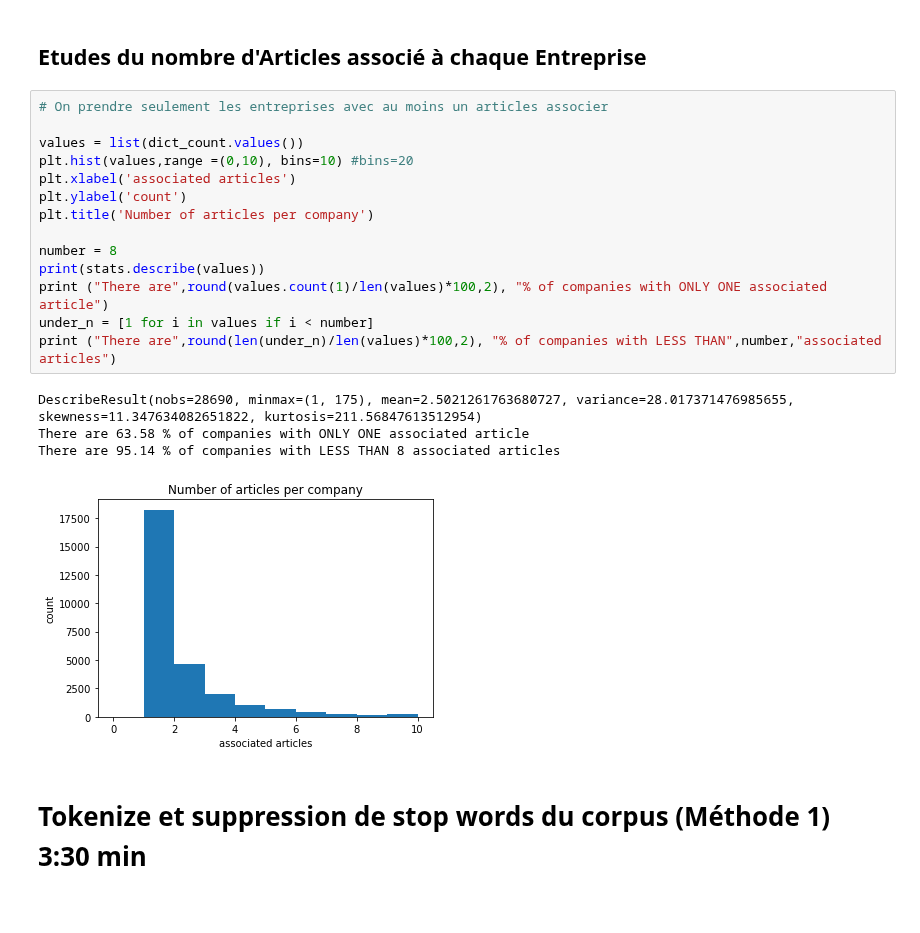
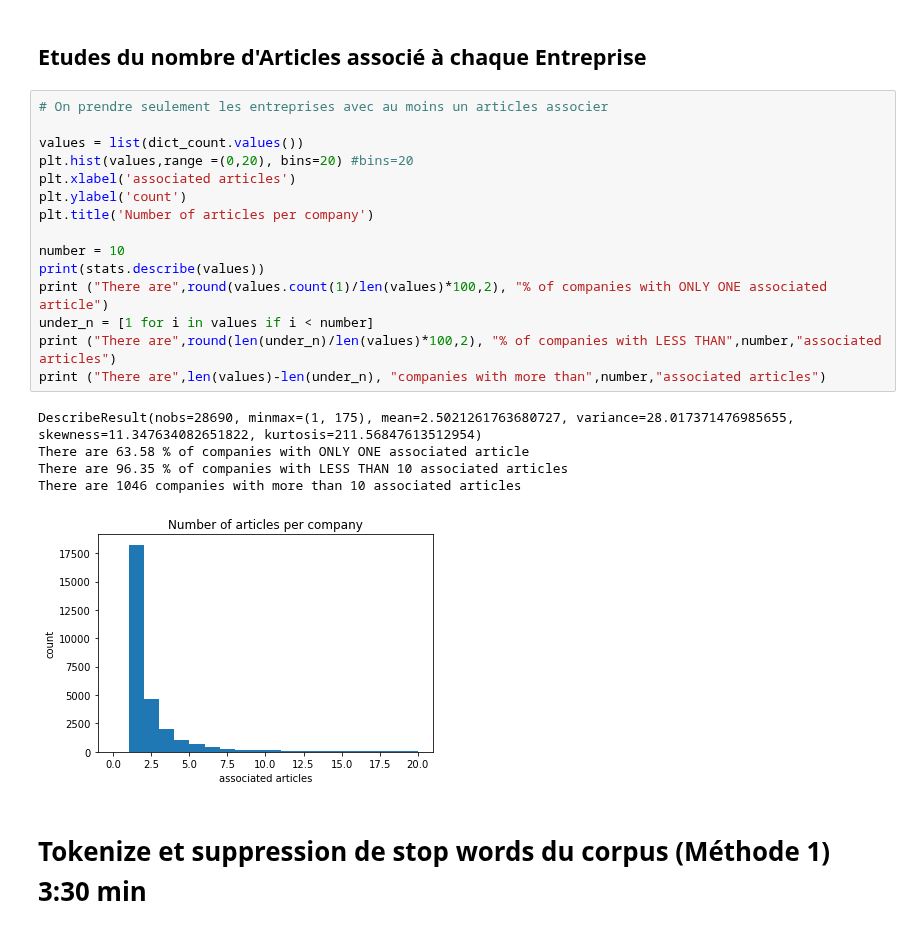
Before and after one commit to clemTJ/Company-Information-PSAT, a Jupyter notebook: textes_francais.ipynb, the cells around one changed output. Saved outputs shown, nothing was run; the diff lists cells and outputs as text.

```diff
--- a/textes_francais.ipynb
+++ b/textes_francais.ipynb
@@ -119,22 +119,24 @@ Text(0.5, 1.0, 'Number of labels per article')
 # %%
 # On prendre seulement les entreprises avec au moins un articles associer
 
 values = list(dict_count.values())
-plt.hist(values,range =(0,10), bins=10) #bins=20
+plt.hist(values,range =(0,20), bins=20) #bins=20
 plt.xlabel('associated articles')
 plt.ylabel('count')
 plt.title('Number of articles per company')
 
-number = 8
+number = 10
 print(stats.describe(values))
 print ("There are",round(values.count(1)/len(values)*100,2), "% of companies with ONLY ONE associated article")
 under_n = [1 for i in values if i < number]
 print ("There are",round(len(under_n)/len(values)*100,2), "% of companies with LESS THAN",number,"associated articles")
+print ("There are",len(values)-len(under_n), "companies with more than",number,"associated articles")
 # %% [output]
 DescribeResult(nobs=28690, minmax=(1, 175), mean=2.5021261763680727, variance=28.017371476985655, skewness=11.347634082651822, kurtosis=211.56847613512954)
 There are 63.58 % of companies with ONLY ONE associated article
-There are 95.14 % of companies with LESS THAN 8 associated articles
+There are 96.35 % of companies with LESS THAN 10 associated articles
+There are 1046 companies with more than 10 associated articles
-[figure, old version]
+[figure, new version]
 # %% [markdown]
 # Tokenize et suppression de stop words du corpus (Méthode 1) 3:30 min
 # %%
```
Also changed, not shown: parts of 36 cells of this notebook.
